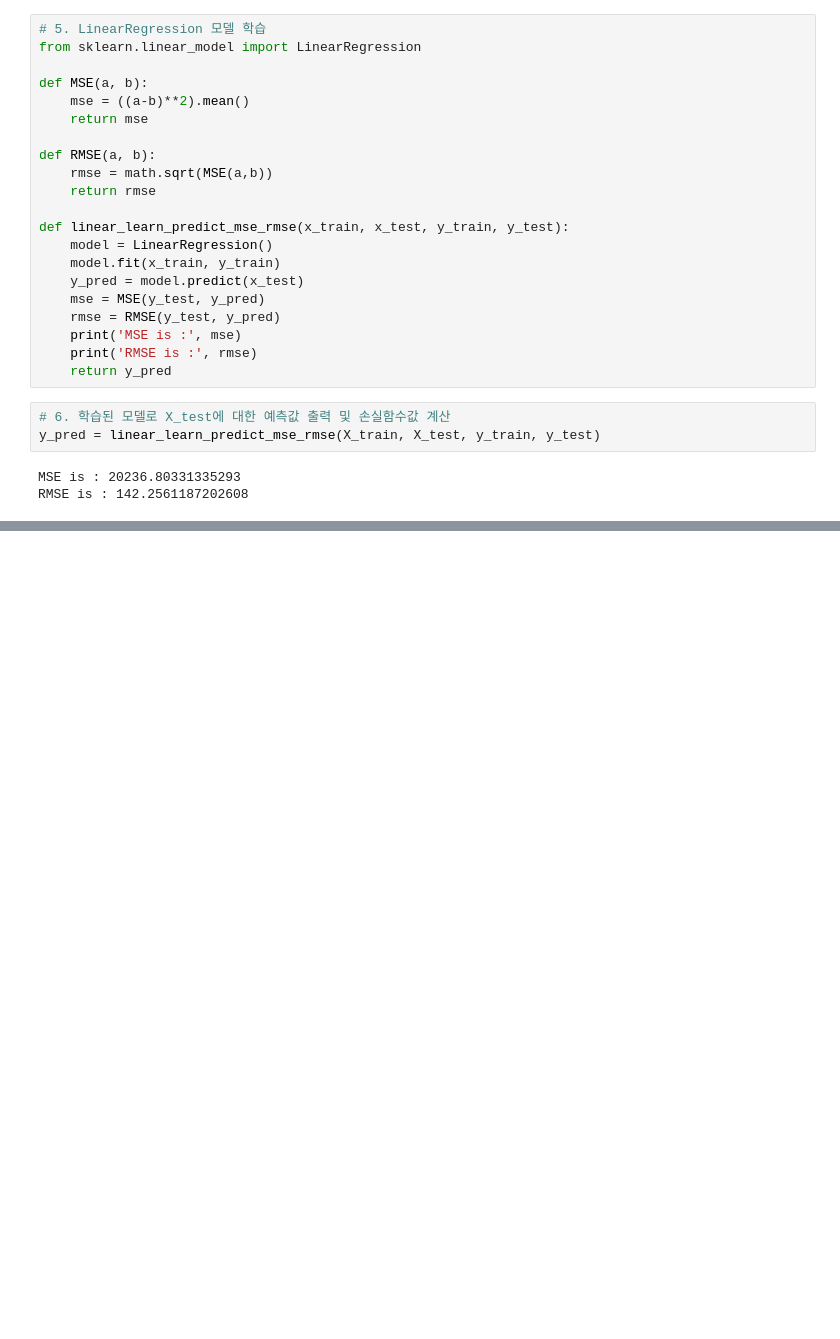
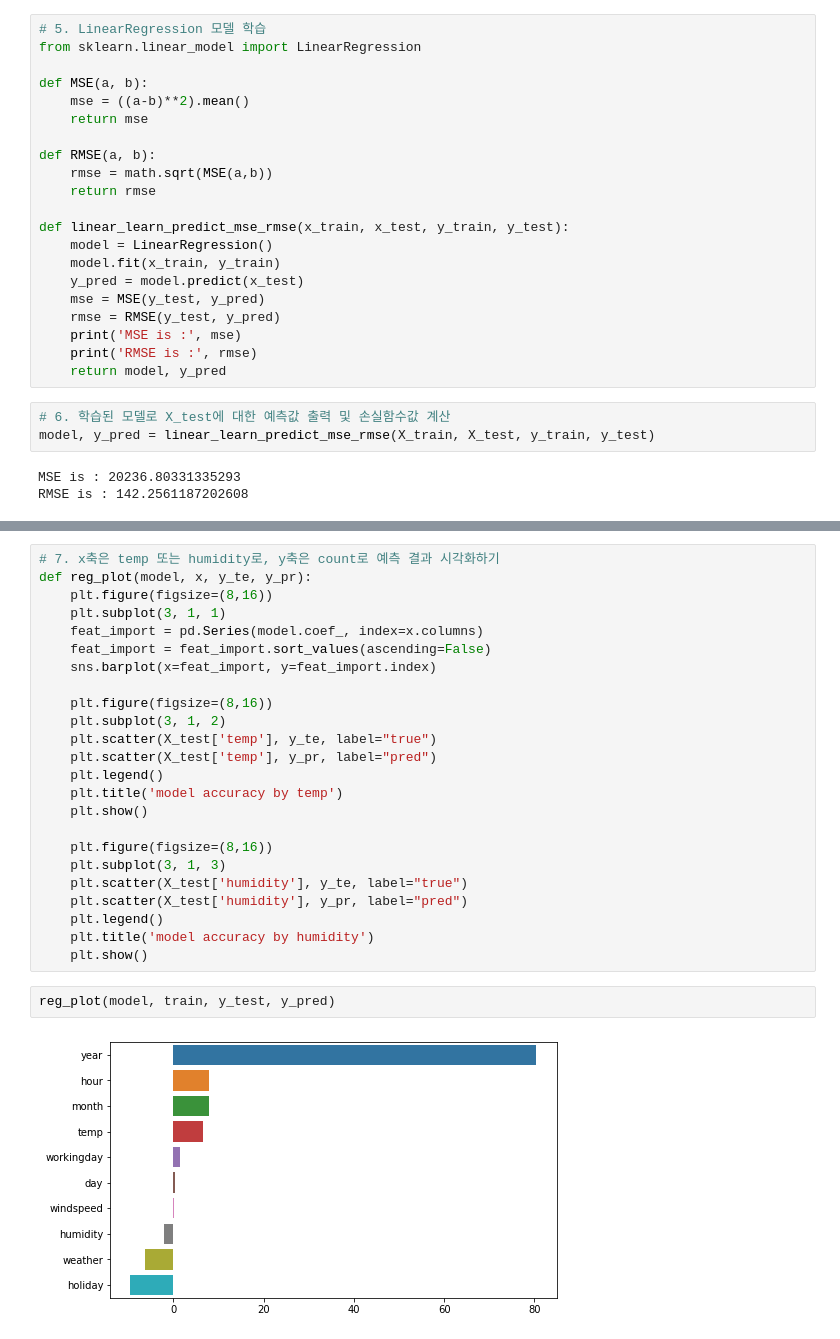
Before and after one commit to yengerche/AIFFEL_quest_rs, a Jupyter notebook: Exploration/Ex01/Ex01_project_2.ipynb, the cells around one changed output, grey strips where cells are left out. Saved outputs shown, nothing was run; the diff lists cells and outputs as text; blank space fills up the shorter version.

```diff
--- a/Exploration/Ex01/Ex01_project_2.ipynb
+++ b/Exploration/Ex01/Ex01_project_2.ipynb
@@ -91,10 +91,10 @@ def linear_learn_predict_mse_rmse(x_train, x_test, y_train, y_test):
     rmse = RMSE(y_test, y_pred)
     print('MSE is :', mse)
     print('RMSE is :', rmse)
-    return y_pred
+    return model, y_pred
 # %%
 # 6. 학습된 모델로 X_test에 대한 예측값 출력 및 손실함수값 계산
-y_pred = linear_learn_predict_mse_rmse(X_train, X_test, y_train, y_test)
+model, y_pred = linear_learn_predict_mse_rmse(X_train, X_test, y_train, y_test)
 # %% [output]
 MSE is : 20236.80331335293
 RMSE is : 142.2561187202608
@@ -115,0 +101,28 @@ plt.show()
+# %%
+# 7. x축은 temp 또는 humidity로, y축은 count로 예측 결과 시각화하기
+def reg_plot(model, x, y_te, y_pr):
+    plt.figure(figsize=(8,16))
+    plt.subplot(3, 1, 1)
+    feat_import = pd.Series(model.coef_, index=x.columns)
+    feat_import = feat_import.sort_values(ascending=False)
+    sns.barplot(x=feat_import, y=feat_import.index)
+
+    plt.figure(figsize=(8,16))
+    plt.subplot(3, 1, 2)
+    plt.scatter(X_test['temp'], y_te, label="true")
+    plt.scatter(X_test['temp'], y_pr, label="pred")
+    plt.legend()
+    plt.title('model accuracy by temp')
+    plt.show()
+
+    plt.figure(figsize=(8,16))
+    plt.subplot(3, 1, 3)
+    plt.scatter(X_test['humidity'], y_te, label="true")
+    plt.scatter(X_test['humidity'], y_pr, label="pred")
+    plt.legend()
+    plt.title('model accuracy by humidity')
+    plt.show()
+# %%
+reg_plot(model, train, y_test, y_pred)
+# %% [output]
+[figure, added]
```
Also changed, not shown: parts of 5 cells of this notebook, 1 other file.
